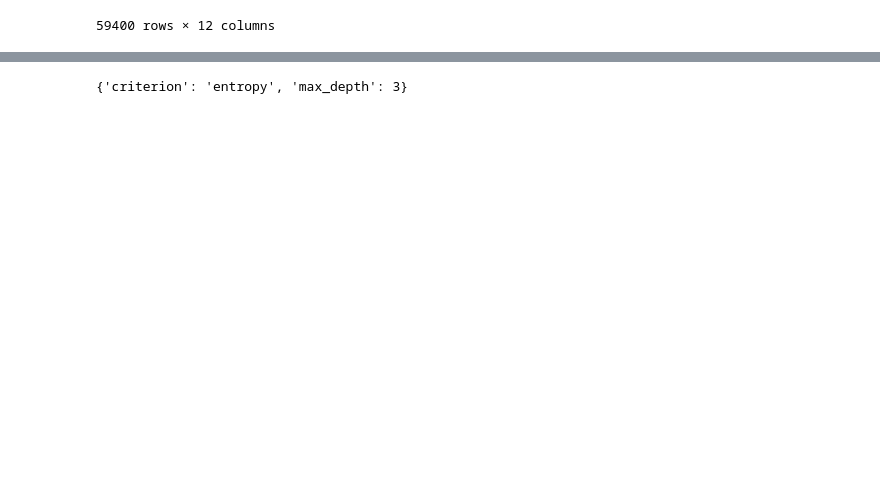
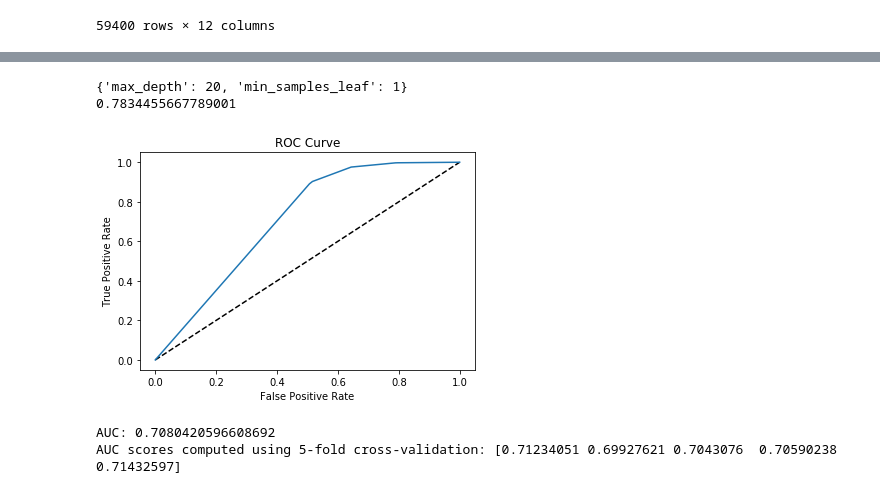
Before and after one commit to atalebizadeh/DS-Career-Track, a Jupyter notebook: Capstone Project 1/Water Pumps/Water Pumps - Modeling and Prediction.ipynb, the cells around one changed output, grey strips where cells are left out. Cells and saved outputs as stored; diff of their text form; code cells hidden in the pictures; blank space fills up the shorter version.

```diff
--- a/Capstone Project 1/Water Pumps/Water Pumps - Modeling and Prediction.ipynb
+++ b/Capstone Project 1/Water Pumps/Water Pumps - Modeling and Prediction.ipynb
@@ -301,14 +318,49 @@ Decision Tree Classifier accuracy: 0.68
 # %%
 # Using GridSearchCV on DecisionTreeClassifier
 #create a dictionary of all values we want to test
-param_grid = { 'criterion':['gini','entropy'],'max_depth': np.arange(3, 15)}
+param_dist = {"max_depth": np.arange(1, 21),
+              #"max_features": randint(1, 9),
+              "min_samples_leaf": [1, 5, 10, 20, 50, 100],
+              #"criterion": ["gini", "entropy"]
+             }
 #use gridsearch to test all values
-dtree_gscv = GridSearchCV(modelDTC, param_grid, cv=5)
+tree_cv = GridSearchCV(modelDTC, param_dist, cv=5)
 #fit model to data
-dtree_gscv.fit(X_train, y_train)
-print(dtree_gscv.best_params_)
+tree_cv.fit(X_train, y_train)
+print(tree_cv.best_params_)
+print(accuracy_score(tree_cv.predict(X_test), y_test))
 # %% [output]
-{'criterion': 'entropy', 'max_depth': 3}
+{'max_depth': 20, 'min_samples_leaf': 1}
+0.7834455667789001
+# %%
+# Compute predicted probabilities: y_pred_prob
+y_pred_prob = modelDTC.predict_proba(X_test)[:,1]
+
+# Generate ROC curve values: fpr, tpr, thresholds
+fpr, tpr, thresholds = roc_curve(y_test, y_pred_prob)
+
+# Plot ROC curve
+plt.plot([0, 1], [0, 1], 'k--')
+plt.plot(fpr, tpr)
+plt.xlabel('False Positive Rate')
+plt.ylabel('True Positive Rate')
+plt.title('ROC Curve')
+plt.show()
+# %% [output]
+[figure, added]
+# %%
+# Compute and print AUC score
+# If the AUC is greater than 0.5, the model is better than random guessing. Always a good sign!
+print("AUC: {}".format(roc_auc_score(y_test, y_pred_prob)))
+
+# Compute cross-validated AUC scores: cv_auc
+cv_auc = cross_val_score(modelDTC, X_trans, y_true, cv=5, scoring='roc_auc')
+
+# Print list of AUC scores
+print("AUC scores computed using 5-fold cross-validation: {}".format(cv_auc))
+# %% [output]
+AUC: 0.7080420596608692
+AUC scores computed using 5-fold cross-validation: [0.71234051 0.69927621 0.7043076  0.70590238 0.71432597]
 # %%
 # Plotting most important features
 num_top_features = 10
```
Also changed, not shown: parts of 20 cells of this notebook.
